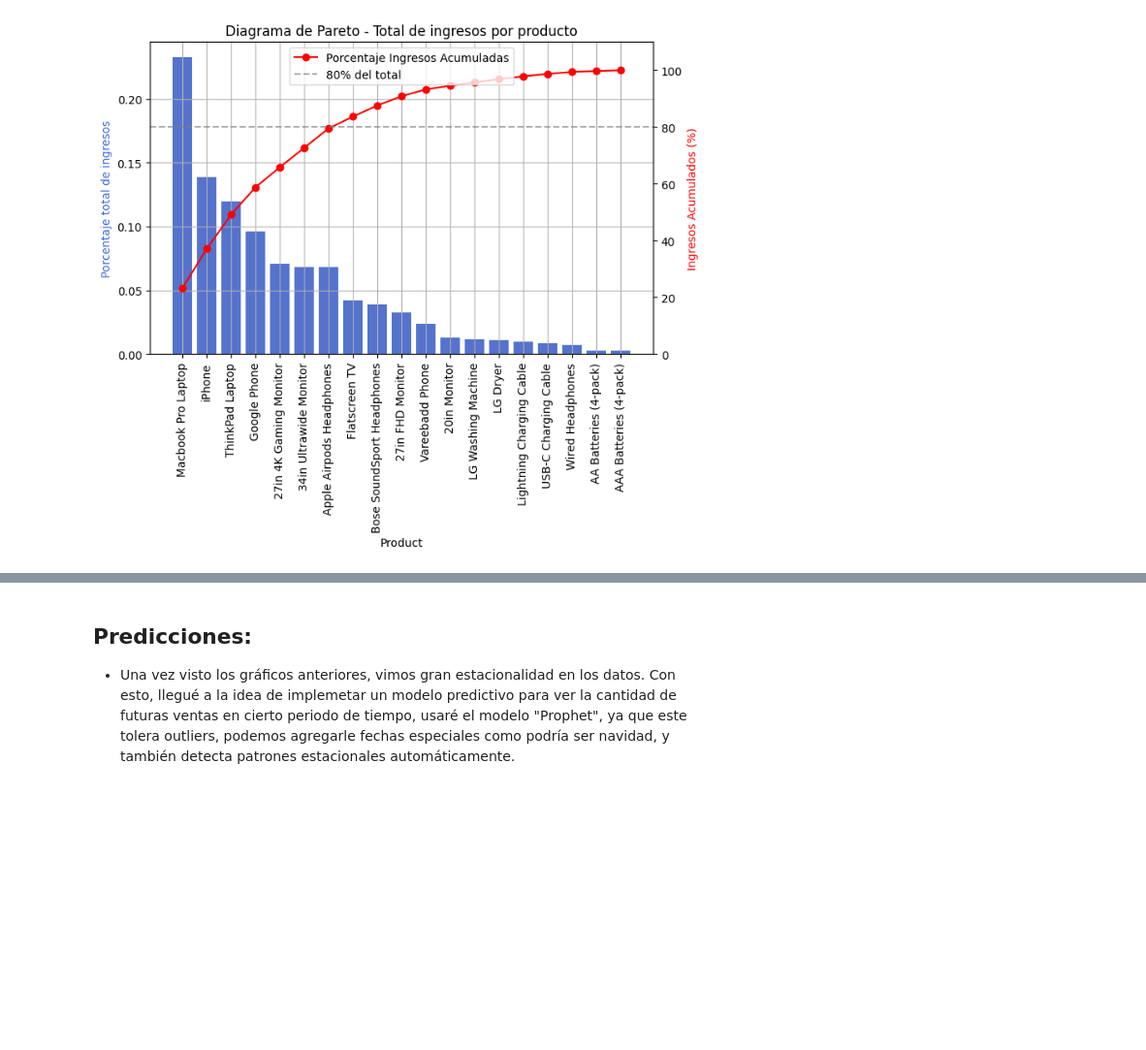
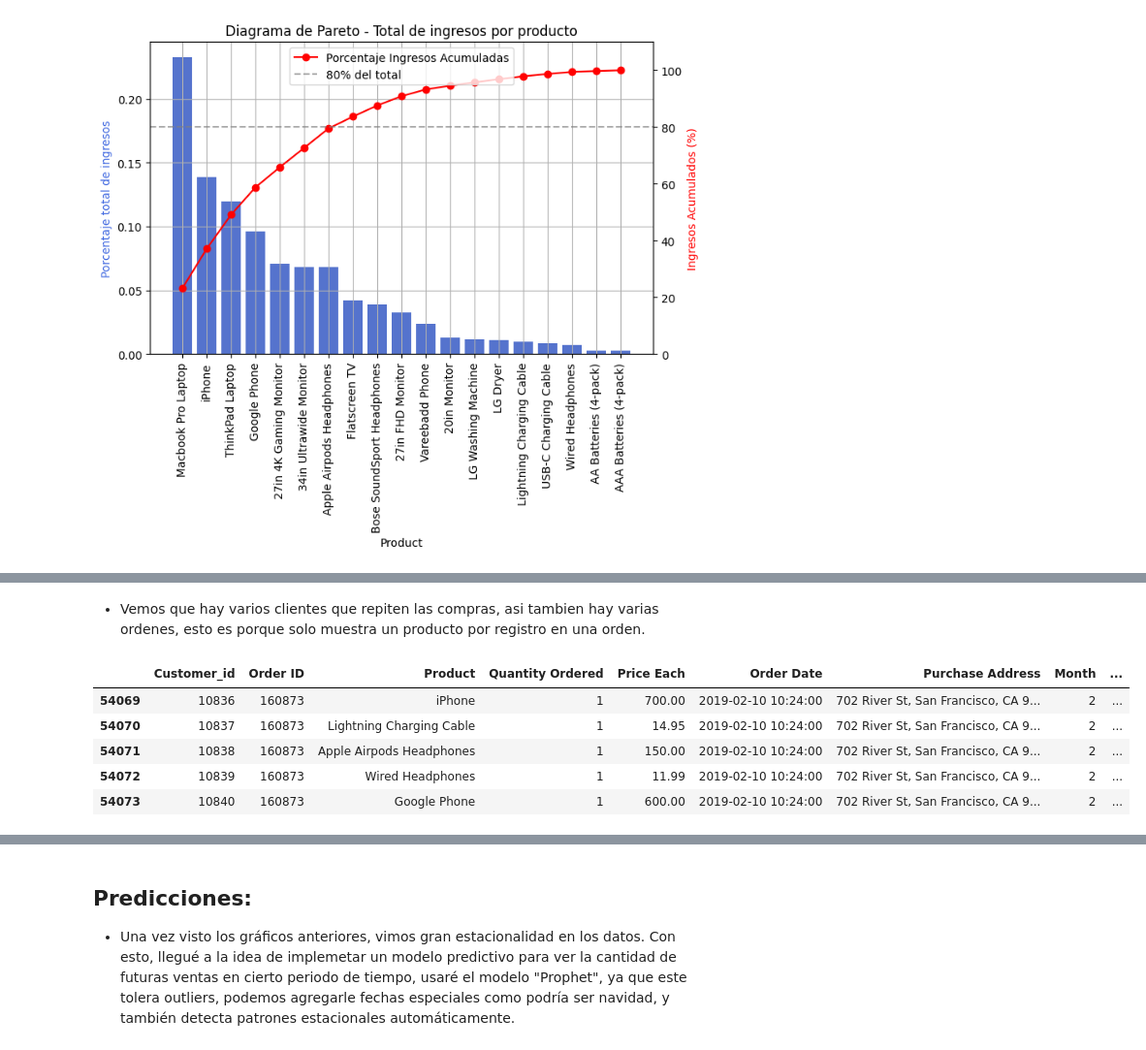
Before and after one commit to diegoGam1/Analisis_exploratorio_ventas, a Jupyter notebook: src/Analisis.ipynb, the cells around one changed output, grey strips where cells are left out. Shown at 97% size. Saved outputs shown, nothing was run; the diff lists cells and outputs as text; code cells hidden in the pictures; blank space fills up the shorter version.

```diff
--- a/src/Analisis.ipynb
+++ b/src/Analisis.ipynb
@@ -553,0 +591,11 @@ plt.show()
+# %% [markdown]
+- Vemos que hay varios clientes que repiten las compras, asi tambien hay varias ordenes, esto es porque solo muestra un producto por registro en una orden.
+# %%
+df.query("`Order ID` == 160873")
+# %% [output]
+|  | Customer_id | Order ID | Product | Quantity Ordered | Price Each | Order Date | Purchase Address | Month | ... |
+| 54069 | 10836 | 160873 | iPhone | 1 | 700.00 | 2019-02-10 10:24:00 | 702 River St, San Francisco, CA 9... | 2 | ... |
+| 54070 | 10837 | 160873 | Lightning Charging Cable | 1 | 14.95 | 2019-02-10 10:24:00 | 702 River St, San Francisco, CA 9... | 2 | ... |
+| 54071 | 10838 | 160873 | Apple Airpods Headphones | 1 | 150.00 | 2019-02-10 10:24:00 | 702 River St, San Francisco, CA 9... | 2 | ... |
+| 54072 | 10839 | 160873 | Wired Headphones | 1 | 11.99 | 2019-02-10 10:24:00 | 702 River St, San Francisco, CA 9... | 2 | ... |
+| 54073 | 10840 | 160873 | Google Phone | 1 | 600.00 | 2019-02-10 10:24:00 | 702 River St, San Francisco, CA 9... | 2 | ... |
```
Also changed, not shown: parts of 40 cells of this notebook, 2 other files.
